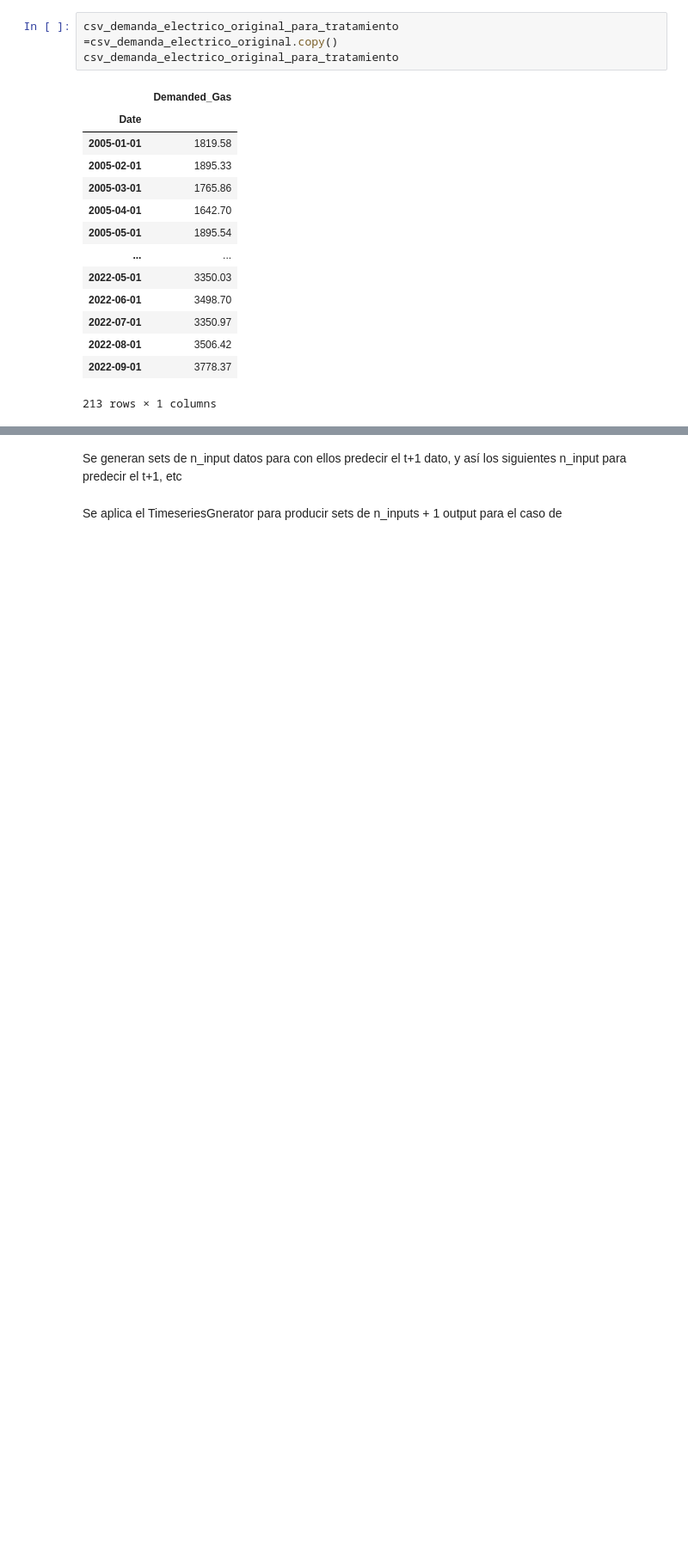
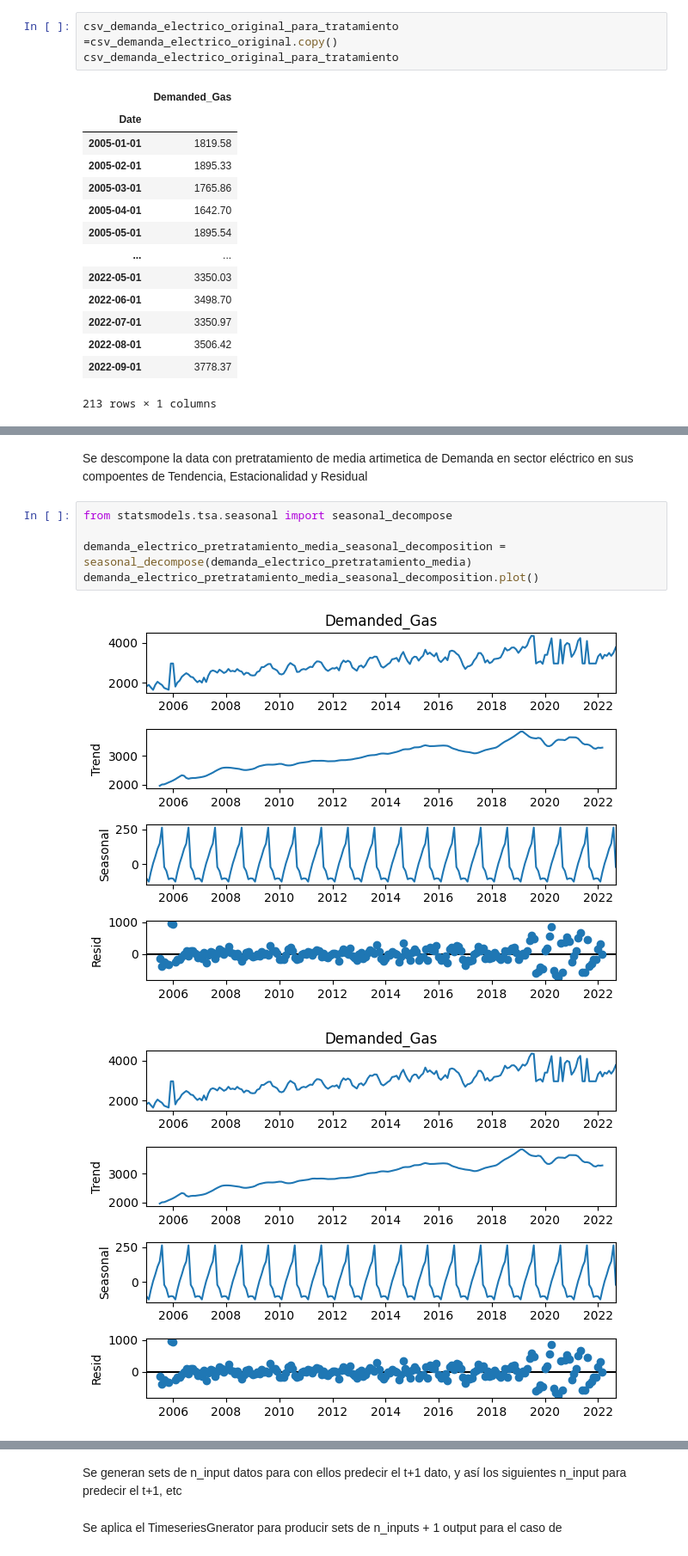
Before and after one commit to Sergio-Ibarra-1795/Diplomado_UNAM_DC_Full_gitHub, a Jupyter notebook: Diplomado_DS_Proyecto_Final/Demanda_electrico_FFNN_full_try0.ipynb, the cells around one changed output, grey strips where cells are left out. Shown at 86% size. Saved outputs shown, nothing was run; the diff lists cells and outputs as text; blank space fills up the shorter version.

```diff
--- a/Diplomado_DS_Proyecto_Final/Demanda_electrico_FFNN_full_try0.ipynb
+++ b/Diplomado_DS_Proyecto_Final/Demanda_electrico_FFNN_full_try0.ipynb
@@ -453 +471,11 @@ Name: Demanded_Gas, Length: 213, dtype: float64
+# %% [markdown]
+Se descompone la data con pretratamiento de media artimetica de Demanda en sector eléctrico en sus compoentes de Tendencia, Estacionalidad y Residual
+# %%
+from statsmodels.tsa.seasonal import seasonal_decompose
+
+demanda_electrico_pretratamiento_media_seasonal_decomposition = seasonal_decompose(demanda_electrico_pretratamiento_media)
+demanda_electrico_pretratamiento_media_seasonal_decomposition.plot()
+# %% [output]
+[figure, added]
+[figure, added]
 # %% [markdown]
```
Also changed, not shown: parts of 64 cells of this notebook.
